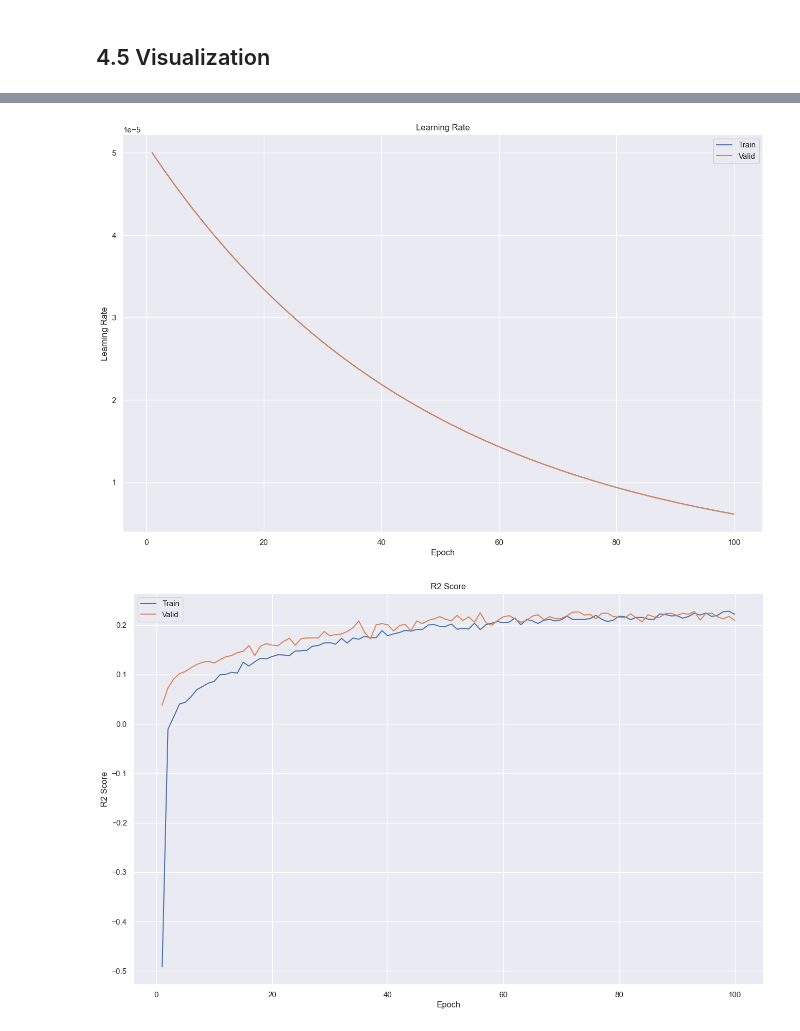
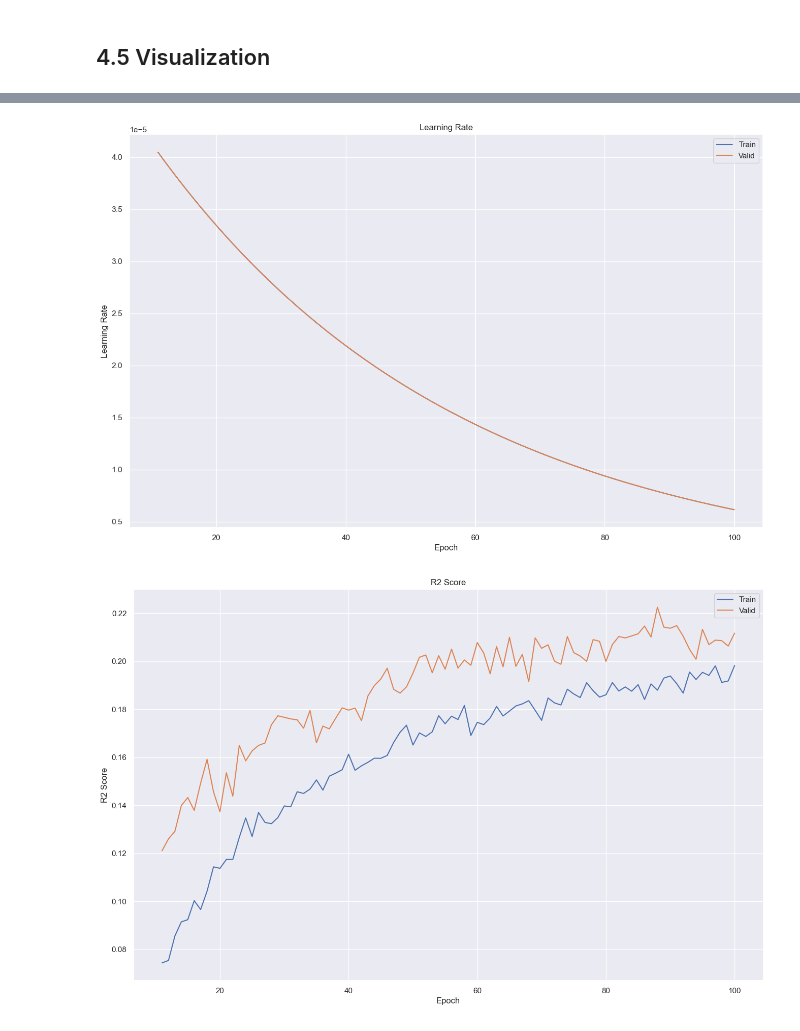
Before and after one commit to up4472/upolanc-thesis, a Jupyter notebook: notebook/nbp11-dense.ipynb, the cells around one changed output, grey strips where cells are left out. Cells and saved outputs as stored; diff of their text form; code cells hidden in the pictures.

```diff
--- a/notebook/nbp11-dense.ipynb
+++ b/notebook/nbp11-dense.ipynb
@@ -59,7 +59,7 @@ MODEL_MODE     = 'regression'
 MODEL_PARAMS   = None
 MODEL_EPOCHS   = 100
 
-TARGET_GROUP   = 'global'
+TARGET_GROUP   = 'tissue'
 TARGET_TYPE    = 'mean'
 TARGET_EXPLODE = False
 TARGET_FILTER  = None
@@ -170,3 +175,8 @@ platform/memory/available : 12.010 GB
+# %%
+# Define sequence paths
+
+sequence_keep = os.path.join(RES_NBP04, 'sequences-2150-keep.fasta')
+sequence_drop = os.path.join(RES_NBP04, 'sequences-2150-drop.fasta')
 # %%
 # Load the input transcript features
 
@@ -208,6 +218,7 @@ CONFIG = {
 	'dataset/batch/train'          : 32,
 	'dataset/batch/valid'          : 32,
 	'dataset/expanddim'            : None,
+	'dataset/split/generator'      : 'group',
 	'dataset/split/test'           : 0.2,
 	'dataset/split/valid'          : 0.2,
 	'model/arch'                   : MODEL_ARCH,
@@ -233,10 +244,8 @@ CONFIG = {
 	'optimizer/lr'                 : 5e-5,
 	'optimizer/name'               : 'adam',
 	'scheduler/exponential/factor' : 0.9790452724955196,
-	'scheduler/linear/factor'      : 0.1602674051229555,
 	'scheduler/name'               : 'exponential',
-	'scheduler/plateau/factor'     : 0.4464000461319742,
-	'scheduler/plateau/patience'   : 18,
+	'start/index'                  : 10
 }
 
 CONFIG['core/random'] = runtime.lock_random(
@@ -428,9 +474,9 @@ model_params = {
 	'device'    : DEVICE,
 	'verbose'   : CONFIG['core/verbose'],
 	'metrics'   : METRICS,
-	'train_dataloader' : train_dataloader,
-	'valid_dataloader' : valid_dataloader,
-	'test_dataloader'  : test_dataloader
+	'train_dataloader' : train_dataloader_keep,
+	'valid_dataloader' : valid_dataloader_keep,
+	'test_dataloader'  : test_dataloader_keep
 }
 # %% [markdown]
 ## 4.4 Train
@@ -466,36 +513,39 @@ cnn_plot.show_loss(
 # Display the training and validation learning rate curves
 
 cnn_plot.show_lr(
-	report    = report,
-	title     = 'Learning Rate',
-	filename  = os.path.join(OUT_PLOT, model.__name__),
-	limit_bot = None,
-	limit_top = None
+	report      = report,
+	title       = 'Learning Rate',
+	filename    = os.path.join(OUT_PLOT, model.__name__),
+	limit_bot   = None,
+	limit_top   = None,
+	start_index = CONFIG['start/index']
 )
 # %% [output]
-[figure, old version]
+[figure, new version]
 # %%
 # Display the training and validation accuracy or r2 curves
 
 if CONFIG['model/mode'] == 'regression' :
 	cnn_plot.show_r2(
-		report    = report,
-		title     = 'R2 Score',
-		filename  = os.path.join(OUT_PLOT, model.__name__),
-		limit_bot = None,
-		limit_top = None
+		report      = report,
+		title       = 'R2 Score',
+		filename    = os.path.join(OUT_PLOT, model.__name__),
+		limit_bot   = None,
+		limit_top   = None,
+		start_index = CONFIG['start/index']
 	)
 
 if CONFIG['model/mode'] == 'classification' :
 	cnn_plot.show_accuracy(
-		report    = report,
-		title     = 'Accuracy',
-		filename  = os.path.join(OUT_PLOT, model.__name__),
-		limit_bot = None,
-		limit_top = None
+		report      = report,
+		title       = 'Accuracy',
+		filename    = os.path.join(OUT_PLOT, model.__name__),
+		limit_bot   = None,
+		limit_top   = None,
+		start_index = CONFIG['start/index']
 	)
 # %% [output]
-[figure, old version]
+[figure, new version]
 # %%
 # Display the training metrics per batch
 
```
Also changed, not shown: parts of 33 cells of this notebook, 15 other files.
